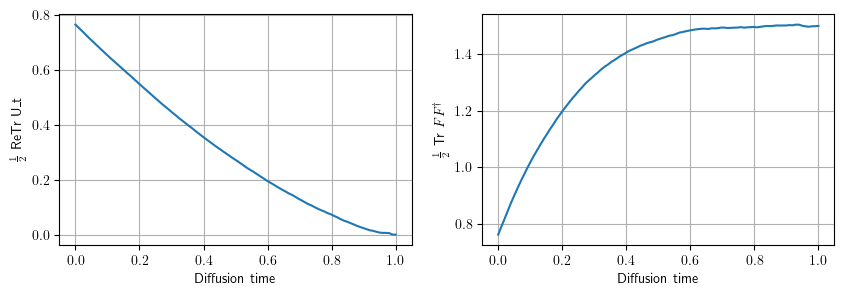
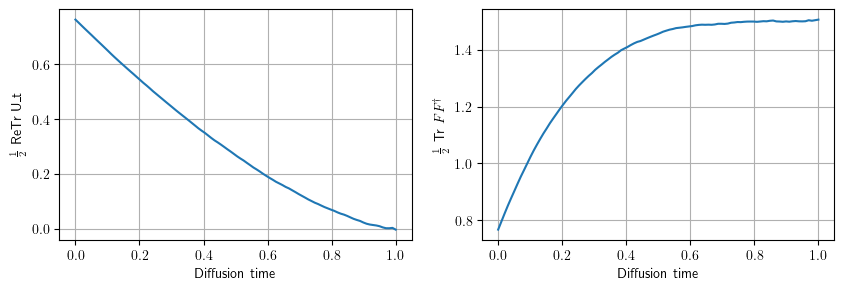
Unified diff of the notebook cell whose output changed from the first chart to the second:
--- before
+++ after
@@ -3,13 +3,13 @@
     if axs is None:
         fig, axs = plt.subplots(1, 2, figsize=(10, 3))
-
+    
     bsize = len(t_eval)
     trace_mean = x_eval.diagonal(dim1=-2, dim2=-1).mean(dim=-1, keepdim=True)
 
-    axs[0].plot(t_eval, trace_mean.reshape(bsize, -1).mean(dim=-1).real, label=label)
+    axs[0].plot(grab(t_eval), grab(trace_mean.reshape(bsize, -1).mean(dim=-1).real), label=label)
 
     f_eval = x_eval - x_eval.adjoint()
     f_eval = f_eval * f_eval.conj()
-    axs[1].plot(t_eval, f_eval.reshape(bsize, -1).mean(dim=-1).real, label=label)
+    axs[1].plot(grab(t_eval), grab(f_eval.reshape(bsize, -1).mean(dim=-1).real), label=label)
 
     axs[0].set_ylabel(r"$\frac{1}{2}$ ReTr U_t")

Commit: examples for SU2 and SU3 matrices updated